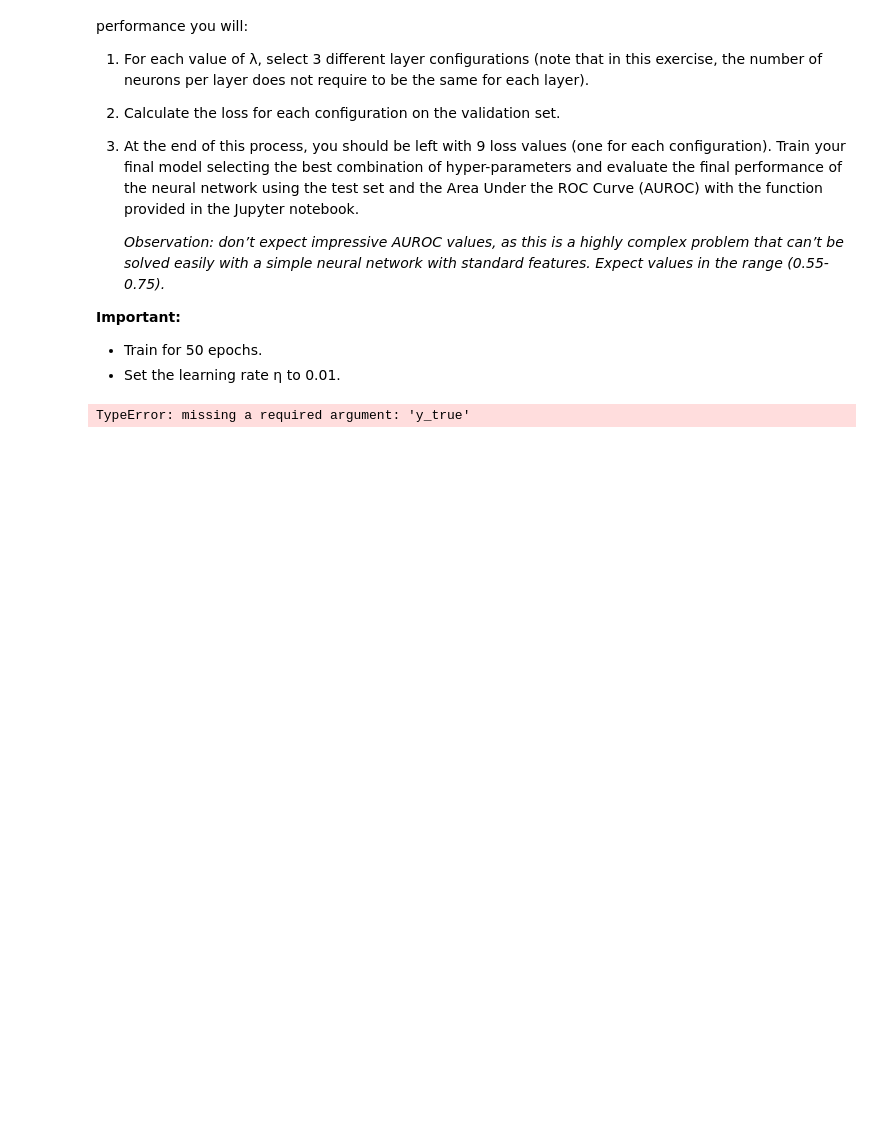
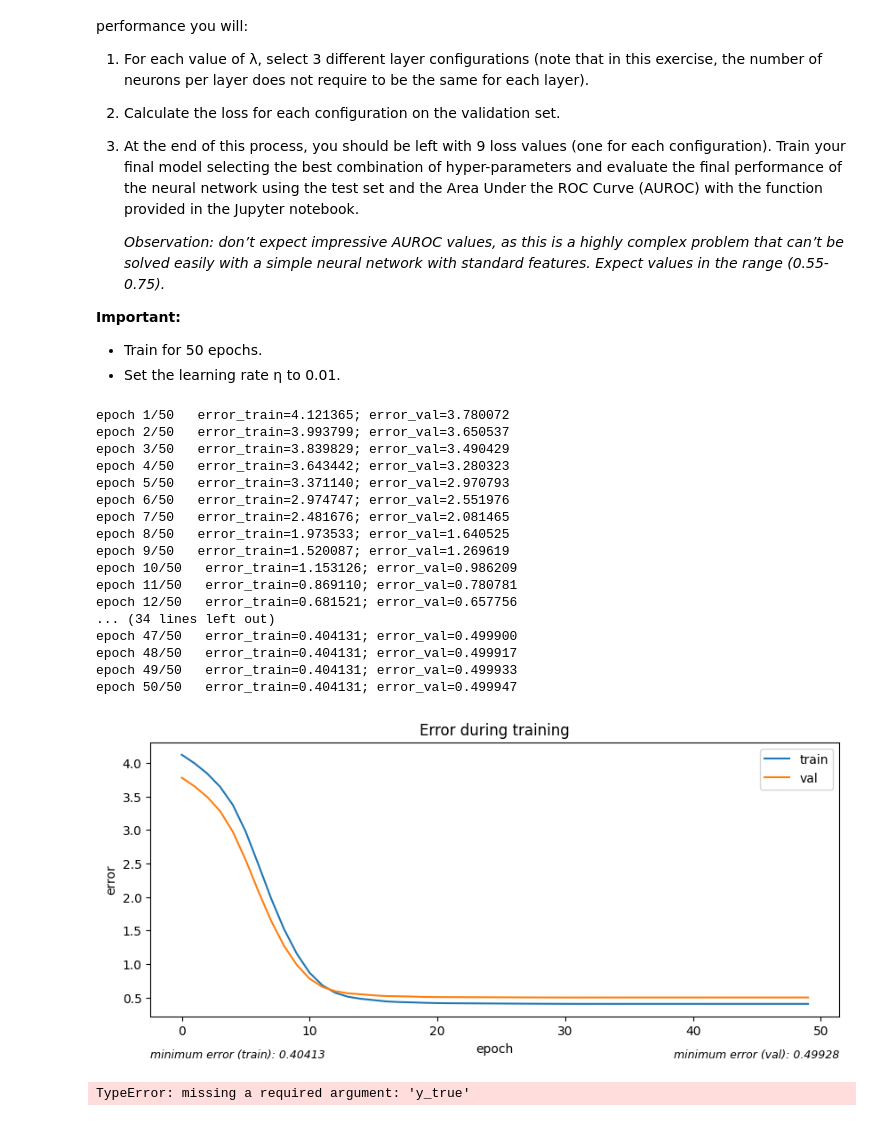
Before and after one commit to gtironi/MachineLearning, a Jupyter notebook: tacd/assigment_3/assigment3.ipynb, the cells around one changed output. Cells and saved outputs as stored; diff of their text form; code cells hidden in the pictures; blank space fills up the shorter version.

```diff
--- a/tacd/assigment_3/assigment3.ipynb
+++ b/tacd/assigment_3/assigment3.ipynb
@@ -421,6 +460,68 @@ To choose the best network configuration and assess its performance you will:
 - Set the learning rate η to 0.01.
 # %%
 ## your code goes here:
+features = 8
+predictions = 2
+
+dataset_drug_side_effect = pd.read_csv("data/drug_side_effects.csv").values #we will use as numpy array
+dataset_drug_features = pd.read_csv("data/drug_features.csv").values #we will use as numpy array
+
+if np.any(dataset_drug_side_effect[:, 0] != dataset_drug_features[:, 0]): raise Exception("X and y are not align")
+
+X_class = dataset_drug_features[:, 1:].astype(float)
+y_class = dataset_drug_side_effect[:, 1:].astype(float)
+
+X_train_class, X_test_val_class, y_train_class, y_test_val_class = train_test_split(X_class, y_class, train_size=0.80, random_state=42)
+X_val_class, X_test_class, y_val_class, y_test_class = train_test_split(X_test_val_class, y_test_val_class, test_size=0.50, random_state=42)
+
+scaler_class = MyStandardScaler()
+
+#stantardize the data
+X_train_normalized_class = np.array(scaler.fit_transform(X_train_class))
+X_val_normalized_class = np.array(scaler.transform(X_val_class))
+X_test_normalized_class = np.array(scaler.transform(X_test_class))
+# %%
+num_layers = 8
+num_neurons = 100
+alpha = 0.1
+
+network = Network()
+
+# use the test set here to analyse the mse during the train
+network.use(cross_entropy, cross_entropy_prime, X_val_normalized_class, y_val_class, alpha=alpha)
+
+# first layer
+network.add(FCLayer(X_train_normalized_class.shape[1], num_neurons, sigmoid, sigmoid_deriv))
+
+# hiddens layers
+for _ in range(1, num_layers):
+    #all layers have the same number of neurons
+    network.add(FCLayer(num_neurons, num_neurons, sigmoid, sigmoid_deriv))
+# output layer
+network.add(FCLayer(num_neurons, y_train_class.shape[1], sigmoid, sigmoid_deriv))
+
+network.fit(X_train_normalized_class, y_train_class, epochs=50, learning_rate=0.1, print_erro=True)
+
+network.plot_errors(separate = False)
+# %% [output]
+epoch 1/50   error_train=4.121365; error_val=3.780072
+epoch 2/50   error_train=3.993799; error_val=3.650537
+epoch 3/50   error_train=3.839829; error_val=3.490429
+epoch 4/50   error_train=3.643442; error_val=3.280323
+epoch 5/50   error_train=3.371140; error_val=2.970793
+epoch 6/50   error_train=2.974747; error_val=2.551976
+epoch 7/50   error_train=2.481676; error_val=2.081465
+epoch 8/50   error_train=1.973533; error_val=1.640525
+epoch 9/50   error_train=1.520087; error_val=1.269619
+epoch 10/50   error_train=1.153126; error_val=0.986209
+epoch 11/50   error_train=0.869110; error_val=0.780781
+epoch 12/50   error_train=0.681521; error_val=0.657756
+... (34 lines left out)
+epoch 47/50   error_train=0.404131; error_val=0.499900
+epoch 48/50   error_train=0.404131; error_val=0.499917
+epoch 49/50   error_train=0.404131; error_val=0.499933
+epoch 50/50   error_train=0.404131; error_val=0.499947
+[figure, added]
 # %%
 ## to calculate the test set AUROC use the following code:
 
```
Also changed, not shown: parts of 3 cells of this notebook.
